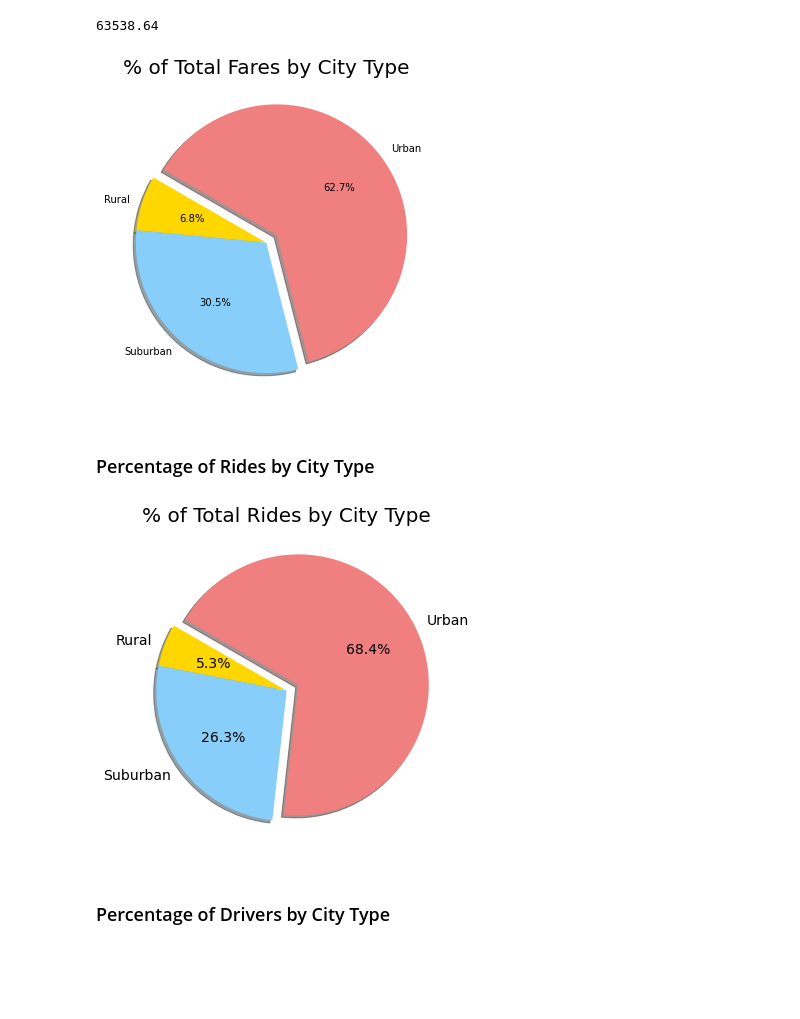
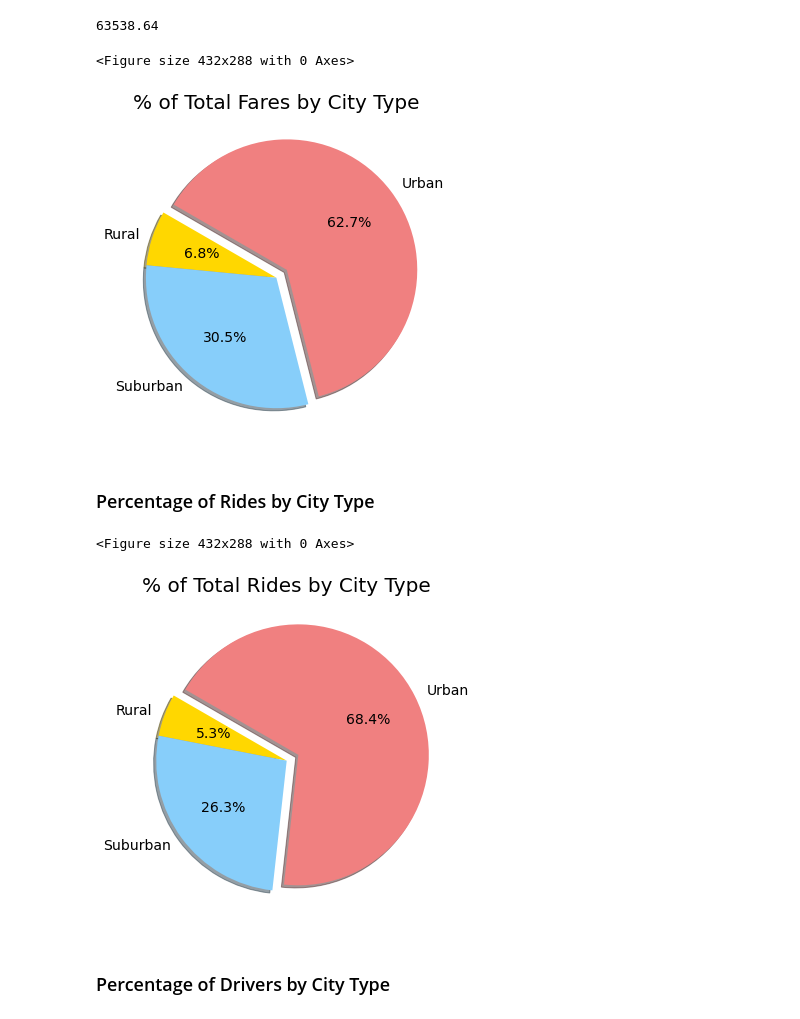
Before and after one commit to Fabalin/PyBer_Analysis, a Jupyter notebook: PyBer.ipynb, the cells around one changed output. Saved outputs shown, nothing was run; the diff lists cells and outputs as text; code cells hidden in the pictures; blank space fills up the shorter version.

Commit message:
Adding corrected figures and code

```diff
--- a/PyBer.ipynb
+++ b/PyBer.ipynb
@@ -536,20 +562,29 @@ total_fares
 type_percents = 100 * sum_fares_by_type / total_fares
 # %%
 # Build Pie Chart
+# instantiate figure for formatting
+fig = plt.figure()
+
 plt.subplots(figsize=(10, 6))
 plt.pie(type_percents,
     labels=["Rural", "Suburban", "Urban"],
     colors=["gold", "lightskyblue", "lightcoral"],
     explode=[0, 0, 0.1],
     autopct='%1.1f%%',
     shadow=True, startangle=150)
 plt.title("% of Total Fares by City Type", fontsize=20)
+
 # Change the default font size from 10 to 14.
 mpl.rcParams['font.size'] = 14
+
+# (Set Transparent Background White to include axes)[https://stackoverflow.com/questions/14088687/how-to-change-plot-background-color]
+fig.patch.set_facecolor('xkcd:white')
+
 # Save Figure
-plt.savefig("analysis/Fig5.png")
+plt.savefig("analysis/Fig5.png", facecolor=fig.get_facecolor())
 # %% [output]
+<Figure size 432x288 with 0 Axes>
-[figure, old version]
+[figure, new version]
 # %% [markdown]
 ### Percentage of Rides by City Type
 # %%
@@ -557,6 +592,9 @@ plt.savefig("analysis/Fig5.png")
 ride_percents = 100 * pyber_data_df.groupby(["type"]).count()["ride_id"] / pyber_data_df["ride_id"].count()
 # %%
 # Build percentage of rides by city type pie chart.
+# instantiate figure for formatting
+fig = plt.figure()
+
 plt.subplots(figsize=(10, 6))
 plt.pie(ride_percents,
     labels=["Rural", "Suburban", "Urban"],
@@ -567,9 +605,14 @@ plt.pie(ride_percents,
 plt.title("% of Total Rides by City Type", fontsize=20)
 # Change the default font size from 10 to 14.
 mpl.rcParams['font.size'] = 14
+
+# (Set Transparent Background White to include axes)[https://stackoverflow.com/questions/14088687/how-to-change-plot-background-color]
+fig.patch.set_facecolor('xkcd:white')
+
 # Save Figure
-plt.savefig("analysis/Fig6.png")
+plt.savefig("analysis/Fig6.png", facecolor=fig.get_facecolor())
 # %% [output]
+<Figure size 432x288 with 0 Axes>
 [figure]
 # %% [markdown]
 ### Percentage of Drivers by City Type
```
Also changed, not shown: parts of 4 cells of this notebook, 7 other files.
